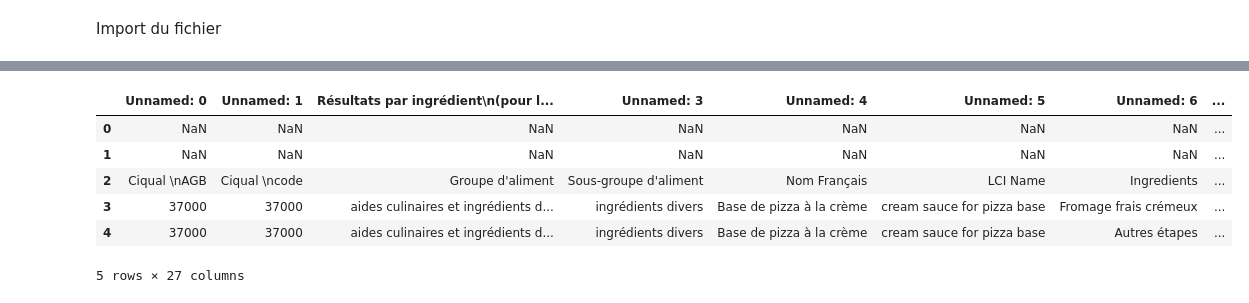
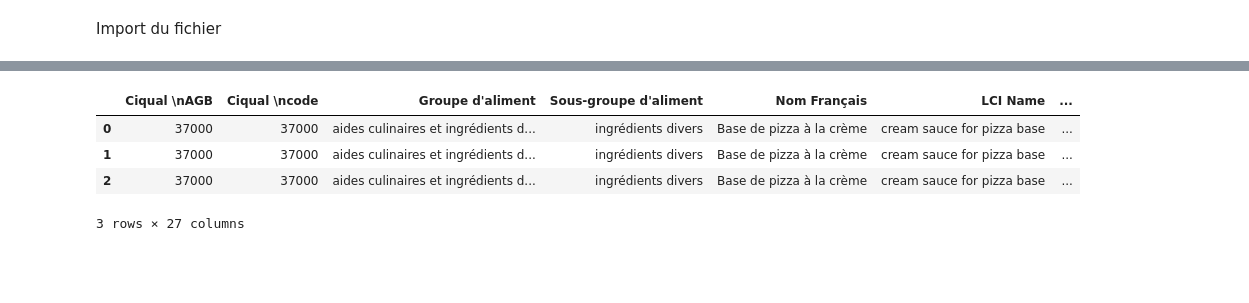
Before and after one commit to Paul-Armand/ProjetRecette, a Jupyter notebook: prg/Projet_initiation.ipynb, the cells around one changed output, grey strips where cells are left out. Cells and saved outputs as stored; diff of their text form; code cells hidden in the pictures; blank space fills up the shorter version.

```diff
--- a/prg/Projet_initiation.ipynb
+++ b/prg/Projet_initiation.ipynb
@@ -55,12 +77,14 @@ df_detail_etape.head()
 # %%
 df_detail_ingredient = pd.read_excel("data/AGRIBALYSE3.1_produits alimentaires_2.xlsm", "Detail ingredient")
+# %%
+df_detail_ingredient.rename(columns=df_detail_ingredient.loc[2,:], inplace=True)
+df_detail_ingredient.drop(index=[0,1,2], axis=0, inplace=True)
+df_detail_ingredient = df_detail_ingredient.reset_index(drop=True)
 # %%
-df_detail_ingredient.head()
+df_detail_ingredient.head(3)
 # %% [output]
-|  | Unnamed: 0 | Unnamed: 1 | Résultats par ingrédient\n(pour l... | Unnamed: 3 | Unnamed: 4 | Unnamed: 5 | Unnamed: 6 | ... |
-| 0 | NaN | NaN | NaN | NaN | NaN | NaN | NaN | ... |
-| 1 | NaN | NaN | NaN | NaN | NaN | NaN | NaN | ... |
-| 2 | Ciqual \nAGB | Ciqual \ncode | Groupe d'aliment | Sous-groupe d'aliment | Nom Français | LCI Name | Ingredients | ... |
-| 3 | 37000 | 37000 | aides culinaires et ingrédients d... | ingrédients divers | Base de pizza à la crème | cream sauce for pizza base | Fromage frais crémeux | ... |
-| 4 | 37000 | 37000 | aides culinaires et ingrédients d... | ingrédients divers | Base de pizza à la crème | cream sauce for pizza base | Autres étapes | ... |
+|  | Ciqual \nAGB | Ciqual \ncode | Groupe d'aliment | Sous-groupe d'aliment | Nom Français | LCI Name | ... |
+| 0 | 37000 | 37000 | aides culinaires et ingrédients d... | ingrédients divers | Base de pizza à la crème | cream sauce for pizza base | ... |
+| 1 | 37000 | 37000 | aides culinaires et ingrédients d... | ingrédients divers | Base de pizza à la crème | cream sauce for pizza base | ... |
+| 2 | 37000 | 37000 | aides culinaires et ingrédients d... | ingrédients divers | Base de pizza à la crème | cream sauce for pizza base | ... |
-5 rows × 27 columns
+3 rows × 27 columns
```
Also changed, not shown: parts of 10 cells of this notebook, 3 other files.
